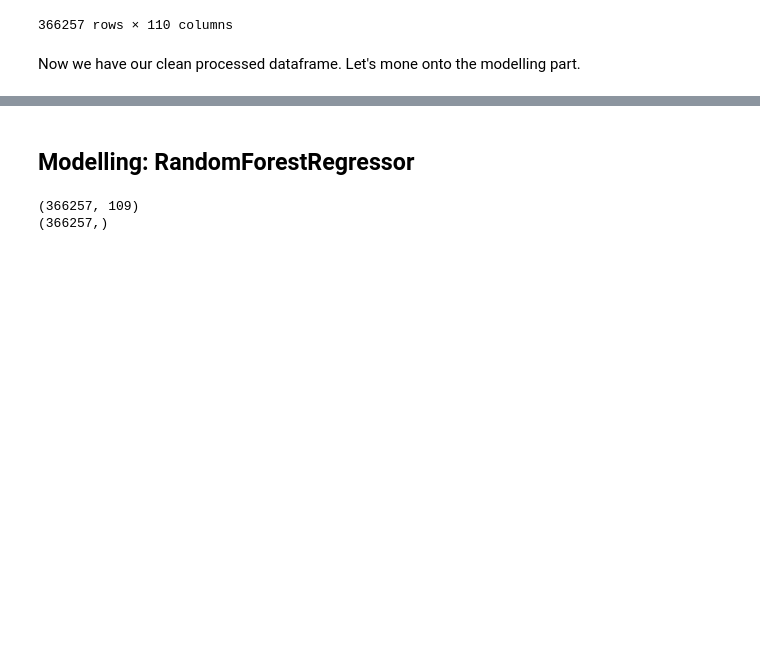
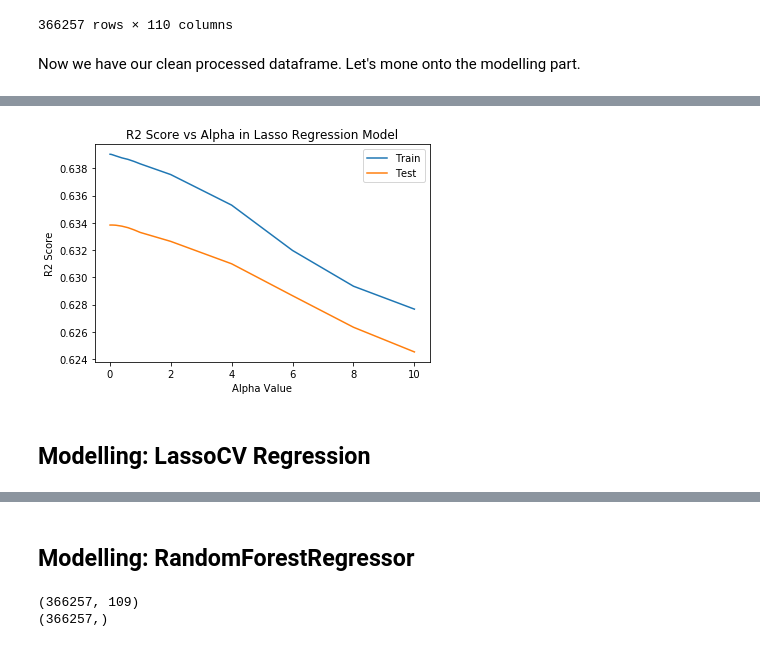
Before and after one commit to meylisk/capstone, a Jupyter notebook: Meylis_Capstone.ipynb, the cells around one changed output, grey strips where cells are left out. Saved outputs shown, nothing was run; the diff lists cells and outputs as text; code cells hidden in the pictures; blank space fills up the shorter version.

```diff
--- a/Meylis_Capstone.ipynb
+++ b/Meylis_Capstone.ipynb
@@ -779,0 +1240,17 @@ Now we have our clean processed dataframe. Let's mone onto the modelling part.
+# %%
+# Let's now run the Lasso Regression model with different alpha values and see how our R^2 scores change:
+train_scores_lr = []
+test_scores_lr = []
+
+alpha_values = [0.01, 0.05, 0.1, 0.2, 0.4, 0.6, 0.8, 1, 2, 4, 6, 8, 10]
+
+for a in alpha_values:
+
+    myLasso = Lasso(alpha=a)
+    myLasso.fit(X_lr_train, y_lr_train)
+
+    train_scores_lr.append(myLasso.score(X_lr_train,y_lr_train))
+    test_scores_lr.append(myLasso.score(X_lr_test,y_lr_test))
+
+    print(f'Train set R^2 score with alpha={a}: {myLasso.score(X_lr_train,y_lr_train)}')
+    print(f'Validation set R^2 score with alpha={a}: {myLasso.score(X_lr_test,y_lr_test)}')
@@ -779,0 +1284,14 @@ Now we have our clean processed dataframe. Let's mone onto the modelling part.
+# %%
+# Let's plot our results:
+plt.figure()
+plt.title("R^2 Score vs Alpha in Lasso Regression Model")
+plt.plot(alpha_values, train_scores_lr, label="Train")
+plt.plot(alpha_values, test_scores_lr, label="Test")
+plt.legend()
+plt.xlabel("Alpha Value")
+plt.ylabel("R^2 Score")
+plt.show()
+# %% [output]
+[figure, added]
+# %% [markdown]
+## Modelling: LassoCV Regression
```
Also changed, not shown: parts of 72 cells of this notebook.
